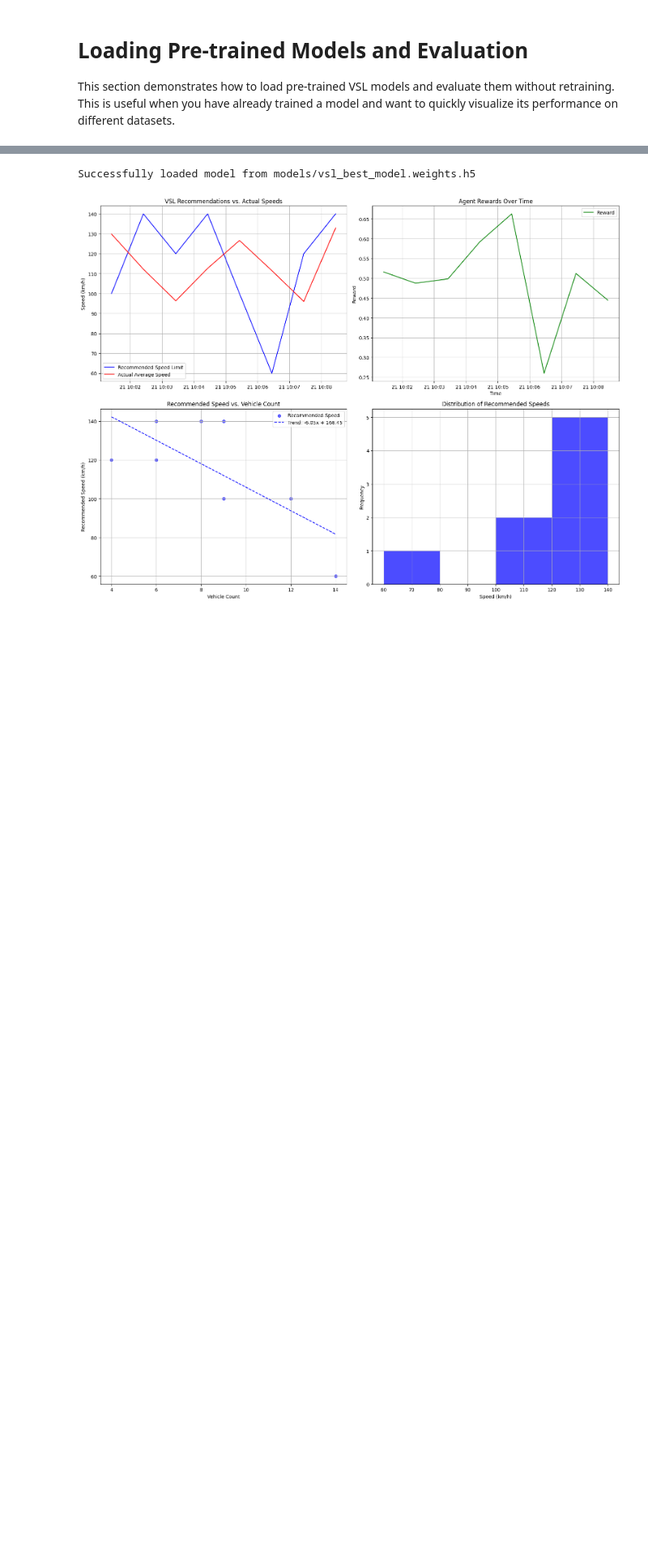
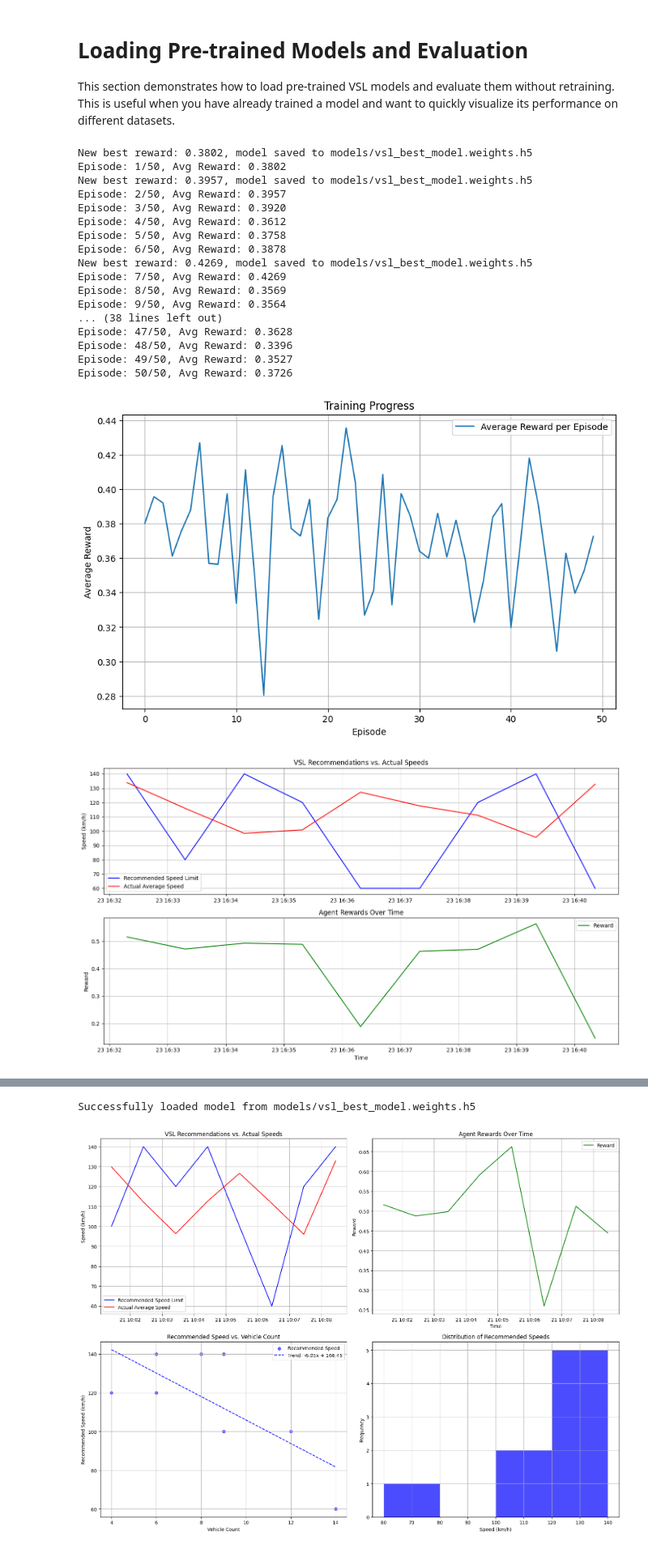
Before and after one commit to AchrafLarbi/Project_2sc, a Jupyter notebook: RLmodel_DQN.ipynb, the cells around one changed output, grey strips where cells are left out. Shown at 81% size. Cells and saved outputs as stored; diff of their text form; code cells hidden in the pictures; blank space fills up the shorter version.

```diff
--- a/RLmodel_DQN.ipynb
+++ b/RLmodel_DQN.ipynb
@@ -246,33 +227,0 @@ VSL implementation completed. Results saved to 'vsl_results.png'
-# %%
-import numpy as np
-import pandas as pd
-import tensorflow as tf
-from tensorflow import keras
-from tensorflow.keras import layers
-import matplotlib.pyplot as plt
-from collections import deque
-import random
-import os
-
-
-# Load and prepare the data
-def load_traffic_data(data_path):
-    df = pd.read_csv(data_path)
-    df['timestamp'] = pd.to_datetime(df['timestamp'])
-    return df
-
-
-# Visualize results
-
-
-# Run the complete pipeline
-def run_vsl_pipeline():
-    data = load_traffic_data("traffic_data_2.csv")
-    results, agent = train_vsl_agent(data, episodes=50)
-    timestamps, recommended_speeds, actual_speeds, rewards = evaluate_vsl_agent(data, agent)
-    visualize_results(timestamps, recommended_speeds, actual_speeds, rewards)
-    return results
-
-if __name__ == "__main__":
-    results = run_vsl_pipeline()
-    print("VSL implementation completed. Results saved to 'vsl_results.png'")
@@ -297,3 +568,35 @@ def load_traffic_data(data_path):
     df = pd.read_csv(data_path)
     df['timestamp'] = pd.to_datetime(df['timestamp'])
     return df
+# %%
+# --- Update pipeline to plot training metrics ---
+def run_vsl_pipeline():
+    data = load_traffic_data("traffic_data.csv")
+    results, agent = train_vsl_agent(data, episodes=50)
+    plot_training_metrics(results, save_to_file=True, filename=f'training_metrics_png')
+    data=load_traffic_data("traffic_data.csv")
+    timestamps, recommended_speeds, actual_speeds, rewards = evaluate_vsl_agent(data, agent)
+    visualize_results(timestamps, recommended_speeds, actual_speeds, rewards)
+    return results
+
+run_vsl_pipeline()
+# %% [output]
+New best reward: 0.3802, model saved to models/vsl_best_model.weights.h5
+Episode: 1/50, Avg Reward: 0.3802
+New best reward: 0.3957, model saved to models/vsl_best_model.weights.h5
+Episode: 2/50, Avg Reward: 0.3957
+Episode: 3/50, Avg Reward: 0.3920
+Episode: 4/50, Avg Reward: 0.3612
+Episode: 5/50, Avg Reward: 0.3758
+Episode: 6/50, Avg Reward: 0.3878
+New best reward: 0.4269, model saved to models/vsl_best_model.weights.h5
+Episode: 7/50, Avg Reward: 0.4269
+Episode: 8/50, Avg Reward: 0.3569
+Episode: 9/50, Avg Reward: 0.3564
+... (38 lines left out)
+Episode: 47/50, Avg Reward: 0.3628
+Episode: 48/50, Avg Reward: 0.3396
+Episode: 49/50, Avg Reward: 0.3527
+Episode: 50/50, Avg Reward: 0.3726
+[figure, added]
+[figure, added]
```
Also changed, not shown: parts of 5 cells of this notebook, 15 other files.
